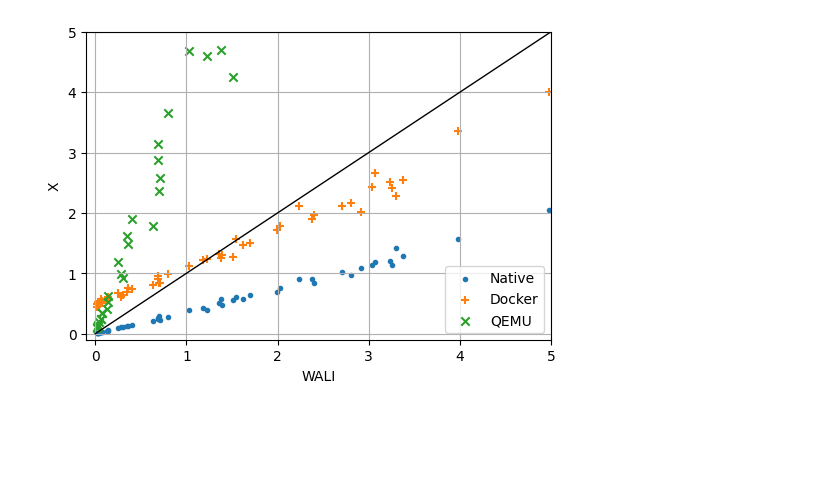
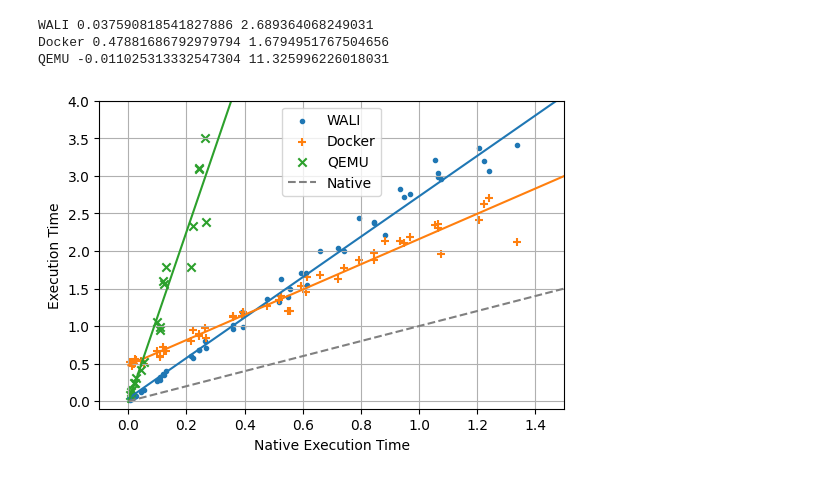
Before and after one commit to arjunr2/wali-eurosys25-data, a Jupyter notebook: scatter.ipynb, the cells around one changed output. Cells and saved outputs as stored; diff of their text form; code cells hidden in the pictures; blank space fills up the shorter version.

Commit message:
More benchmarking infrastructure

```diff
--- a/scatter.ipynb
+++ b/scatter.ipynb
@@ -5,6 +7,16 @@ from matplotlib import pyplot as plt
 df1 = pd.read_csv("results/lua.csv")
 df2 = pd.read_csv("results/bash.csv")
 df = pd.concat([df1, df2])
-# %%
-def _get(mode):
-    return df[df["mode"] == mode].sort_values('benchmark')
+# %%
+def _get(mode, key=None):
+    res = df[df["mode"] == mode].sort_values('benchmark')
+    if key is not None:
+        res = np.array(res[key])
+    return res
+
+def _scatterlr(ax, x, y, marker='.', label=''):
+    filter = (np.array(x) < 4) & (np.array(y) < 4)
+    lr = linregress(x[filter], y[filter])
+    ax.scatter(x, y, marker=marker, label=label)
+    ax.plot([0, 4], [lr.intercept, lr.intercept + 4 * lr.slope])
+    print(label, lr.intercept, lr.slope)
@@ -11,23 +48,32 @@ def _get(mode):
 # %%
 modes = {
-    "native": "Native",
+    "wali": "WALI",
+    # "docker-inner": "Docker -Launch",
     "docker": "Docker",
     "qemu": "QEMU"
 }
 
 fig, axs = plt.subplots(1, 1, figsize=(6, 4))
+axs.set_xlabel("Native Execution Time")
+axs.set_ylabel("Execution Time")
 
-x = _get("wali")
-markers = ['.', '+', 'x']
+
+x = _get("native", "wall")
+markers = ['.', '+', 'x', '1']
 for (name, label), marker in zip(modes.items(), markers):
-    axs.scatter(x["wall"], _get(name)["wall"], marker=marker, label=label)
+    _scatterlr(axs, x, _get(name, "wall"), marker=marker, label=label)
+
+axs.plot([0, 5], [0, 5], linestyle='--', color='gray', label='Native')
 
 axs.legend()
-axs.plot([0, 5], [0, 5], color='black', linewidth=1)
-axs.set_xlim(-0.1, 5)
-axs.set_ylim(-0.1, 5)
-axs.set_xlabel("WALI")
-axs.set_ylabel("X")
+axs.set_xlim(-0.1, 1.5)
+axs.set_ylim(-0.1, 4)
+axs.set_xlabel("Native Execution Time")
+axs.set_ylabel("Execution Time")
 axs.grid()
+fig.savefig("scatter.pdf")
 # %% [output]
+WALI 0.037590818541827886 2.689364068249031
+Docker 0.47881686792979794 1.6794951767504656
+QEMU -0.011025313332547304 11.325996226018031
-[figure, old version]
+[figure, new version]
```
Also changed, not shown: parts of 2 cells of this notebook, 25 other files.
